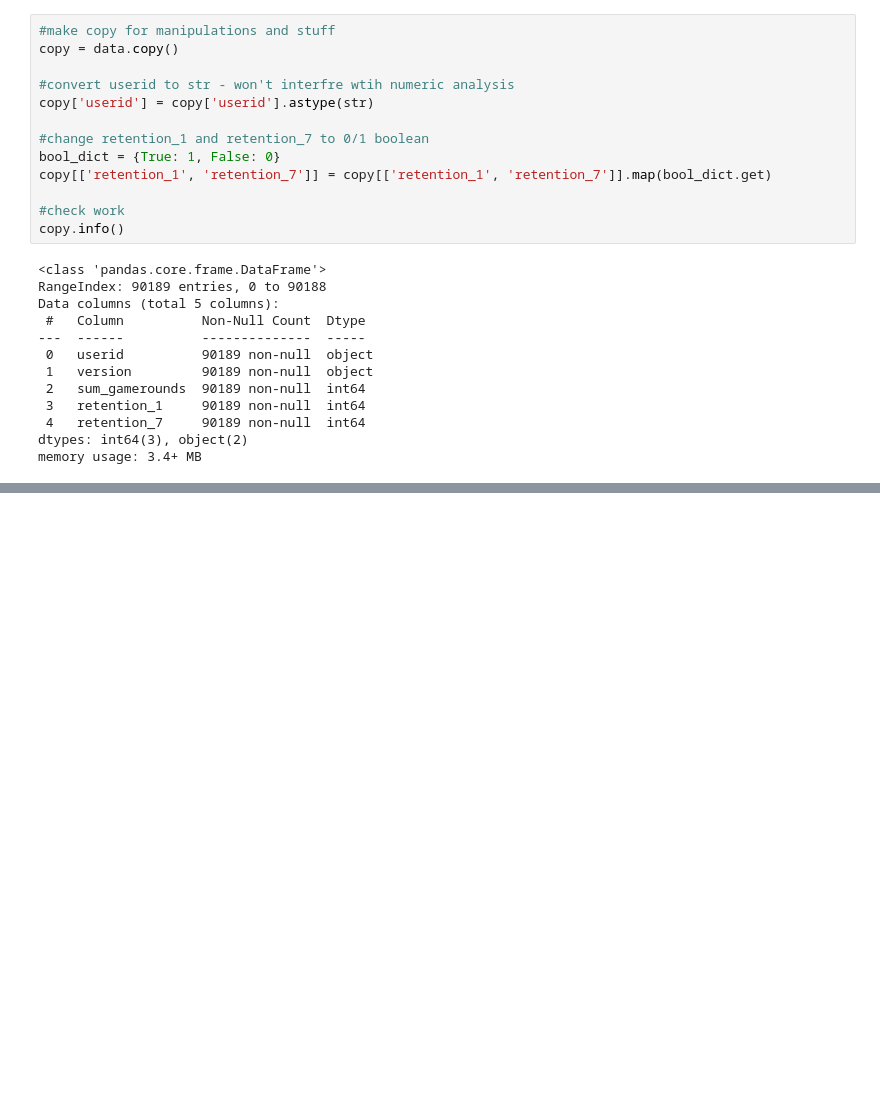
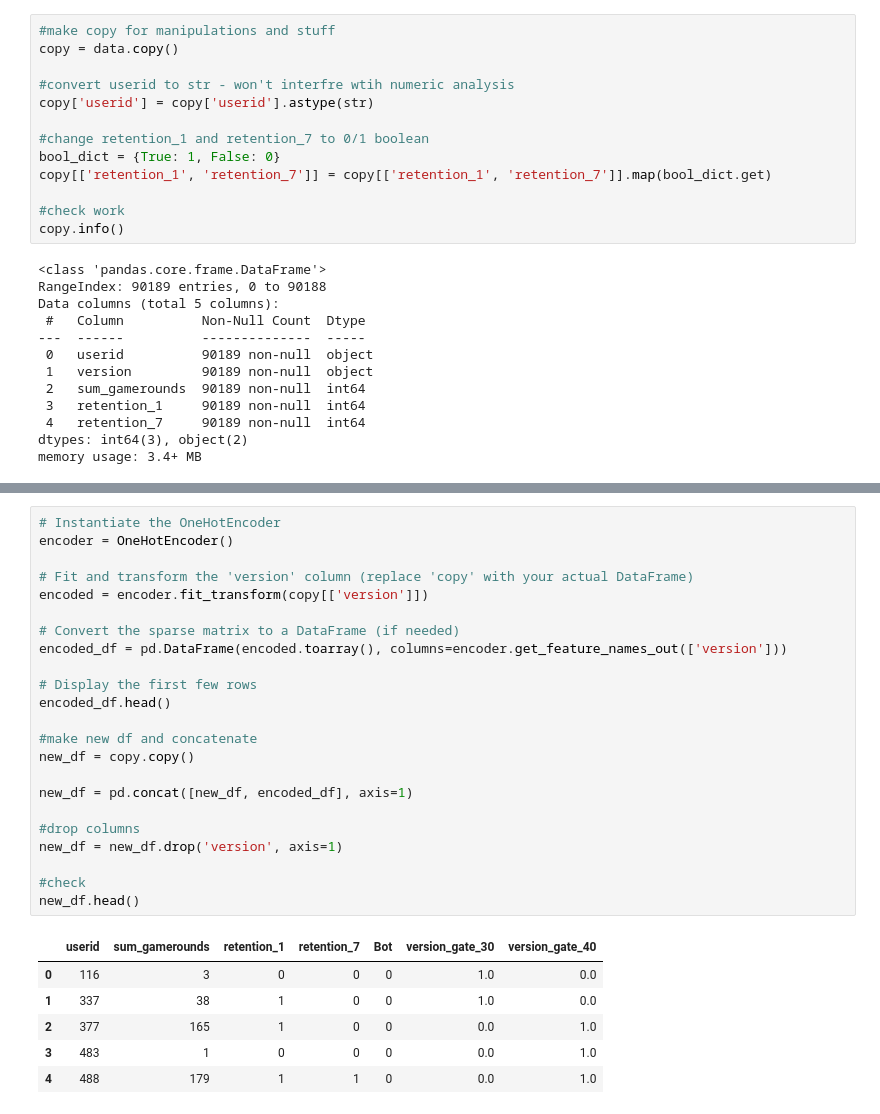
Before and after one commit to SBangarh/AB_cookie_cats, a Jupyter notebook: notebooks/bot_id.ipynb, the cells around one changed output, grey strips where cells are left out. Drawn from its saved outputs; the diff is of its cells as text; blank space fills up the shorter version.

```diff
--- a/notebooks/bot_id.ipynb
+++ b/notebooks/bot_id.ipynb
@@ -71 +80,31 @@ copy[copy['Bot'] == 1]
 111 rows × 6 columns
+# %%
+# Instantiate the OneHotEncoder
+encoder = OneHotEncoder()
+
+# Fit and transform the 'version' column (replace 'copy' with your actual DataFrame)
+encoded = encoder.fit_transform(copy[['version']])
+
+# Convert the sparse matrix to a DataFrame (if needed)
+encoded_df = pd.DataFrame(encoded.toarray(), columns=encoder.get_feature_names_out(['version']))
+
+# Display the first few rows
+encoded_df.head()
+
+#make new df and concatenate
+new_df = copy.copy()
+
+new_df = pd.concat([new_df, encoded_df], axis=1)
+
+#drop columns
+new_df = new_df.drop('version', axis=1)
+
+#check
+new_df.head()
+# %% [output]
+|  | userid | sum_gamerounds | retention_1 | retention_7 | Bot | version_gate_30 | version_gate_40 |
+| 0 | 116 | 3 | 0 | 0 | 0 | 1.0 | 0.0 |
+| 1 | 337 | 38 | 1 | 0 | 0 | 1.0 | 0.0 |
+| 2 | 377 | 165 | 1 | 0 | 0 | 0.0 | 1.0 |
+| 3 | 483 | 1 | 0 | 0 | 0 | 0.0 | 1.0 |
+| 4 | 488 | 179 | 1 | 1 | 0 | 0.0 | 1.0 |
```
Also changed, not shown: parts of 8 cells of this notebook, 2 other files.
